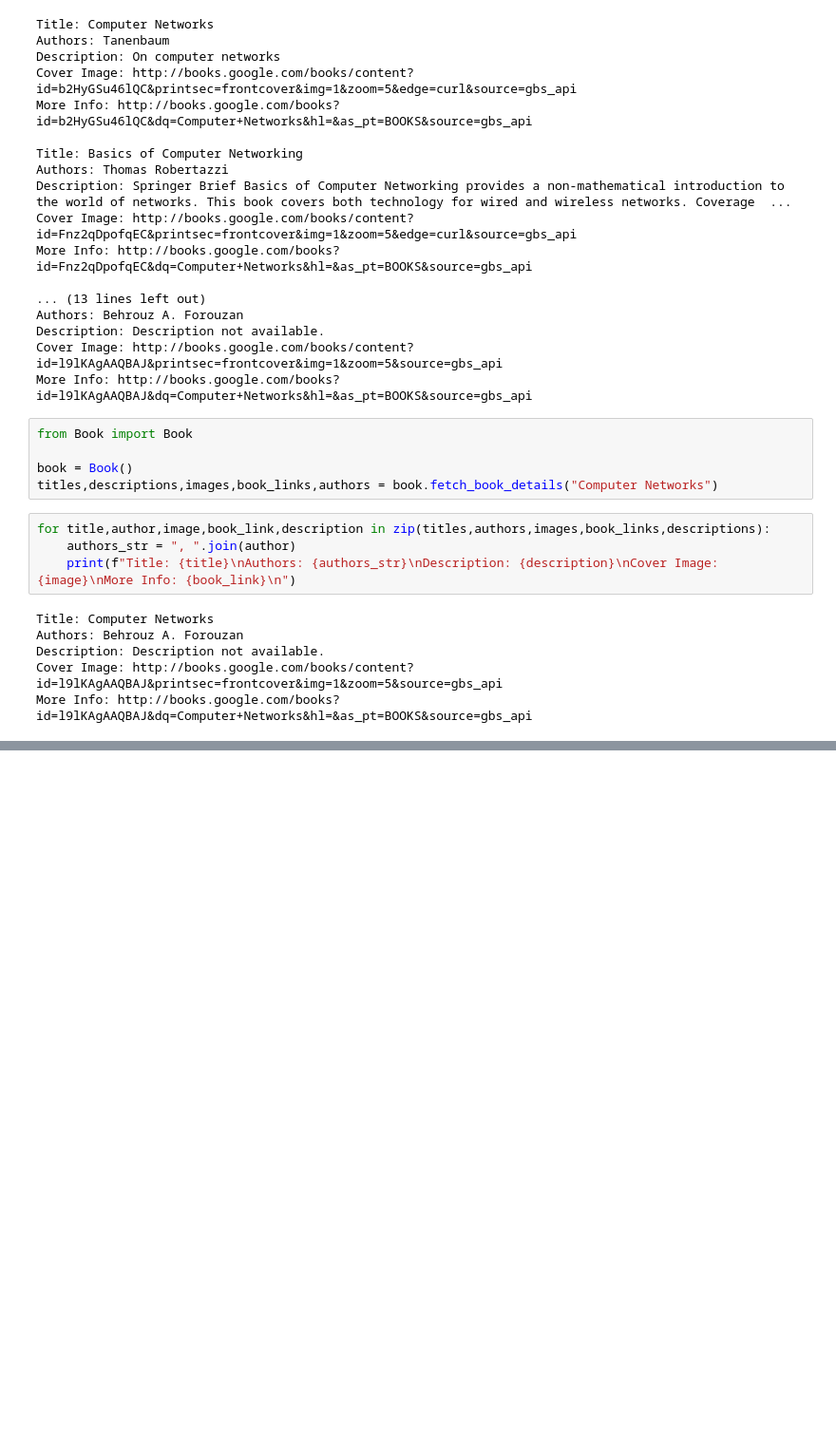
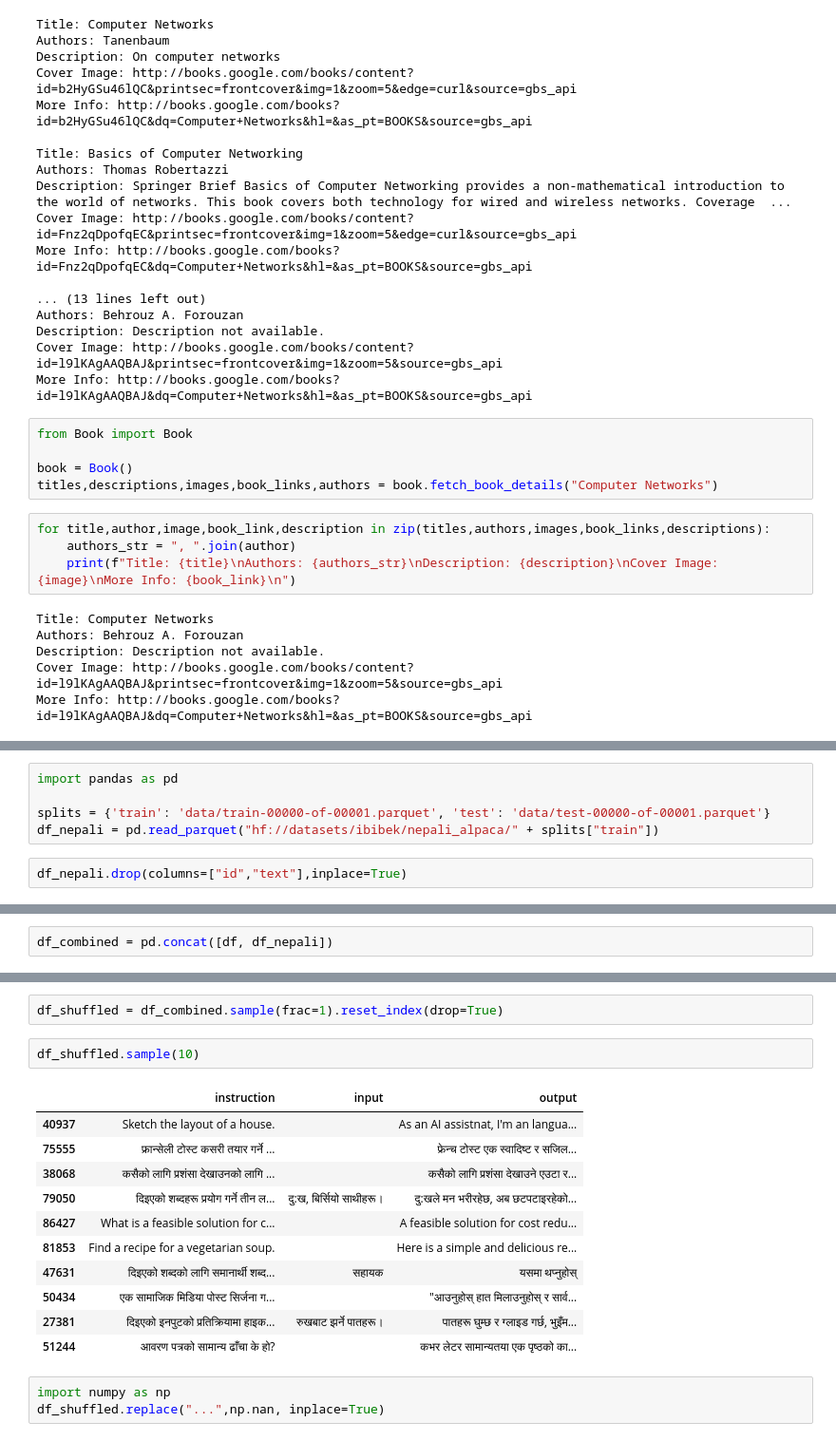
Before and after one commit to kecitclub/GAPP, a Jupyter notebook: test.ipynb, the cells around one changed output, grey strips where cells are left out. Shown at 95% size. Cells and saved outputs as stored; diff of their text form; blank space fills up the shorter version.

```diff
--- a/test.ipynb
+++ b/test.ipynb
@@ -136,0 +493,7 @@ More Info: http://books.google.com/books?id=l9lKAgAAQBAJ&dq=Computer+Networks&hl
+# %%
+import pandas as pd
+
+splits = {'train': 'data/train-00000-of-00001.parquet', 'test': 'data/test-00000-of-00001.parquet'}
+df_nepali = pd.read_parquet("hf://datasets/ibibek/nepali_alpaca/" + splits["train"])
+# %%
+df_nepali.drop(columns=["id","text"],inplace=True)
@@ -136,0 +509,2 @@ More Info: http://books.google.com/books?id=l9lKAgAAQBAJ&dq=Computer+Networks&hl
+# %%
+df_combined = pd.concat([df, df_nepali])
@@ -136,0 +524,19 @@ More Info: http://books.google.com/books?id=l9lKAgAAQBAJ&dq=Computer+Networks&hl
+# %%
+df_shuffled = df_combined.sample(frac=1).reset_index(drop=True)
+# %%
+df_shuffled.sample(10)
+# %% [output]
+|  | instruction | input | output |
+| 40937 | Sketch the layout of a house. |  | As an AI assistnat, I'm an langua... |
+| 75555 | फ्रान्सेली टोस्ट कसरी तयार गर्ने ... |  | फ्रेन्च टोस्ट एक स्वादिष्ट र सजिल... |
+| 38068 | कसैको लागि प्रशंसा देखाउनको लागि ... |  | कसैको लागि प्रशंसा देखाउने एउटा र... |
+| 79050 | दिइएको शब्दहरू प्रयोग गर्ने तीन ल... | दु:ख, बिर्सियो साथीहरू। | दु:खले मन भरीरहेछ, अब छटपटाइरहेको... |
+| 86427 | What is a feasible solution for c... |  | A feasible solution for cost redu... |
+| 81853 | Find a recipe for a vegetarian soup. |  | Here is a simple and delicious re... |
+| 47631 | दिइएको शब्दको लागि समानार्थी शब्द... | सहायक | यसमा थप्नुहोस् |
+| 50434 | एक सामाजिक मिडिया पोस्ट सिर्जना ग... |  | "आउनुहोस् हात मिलाउनुहोस् र सार्व... |
+| 27381 | दिइएको इनपुटको प्रतिक्रियामा हाइक... | रुखबाट झर्ने पातहरू। | पातहरू घुम्छ र ग्लाइड गर्छ, भुइँम... |
+| 51244 | आवरण पत्रको सामान्य ढाँचा के हो? |  | कभर लेटर सामान्यतया एक पृष्ठको का... |
+# %%
+import numpy as np
+df_shuffled.replace("...",np.nan, inplace=True)
```
Also changed, not shown: parts of 44 cells of this notebook, 6 other files.
